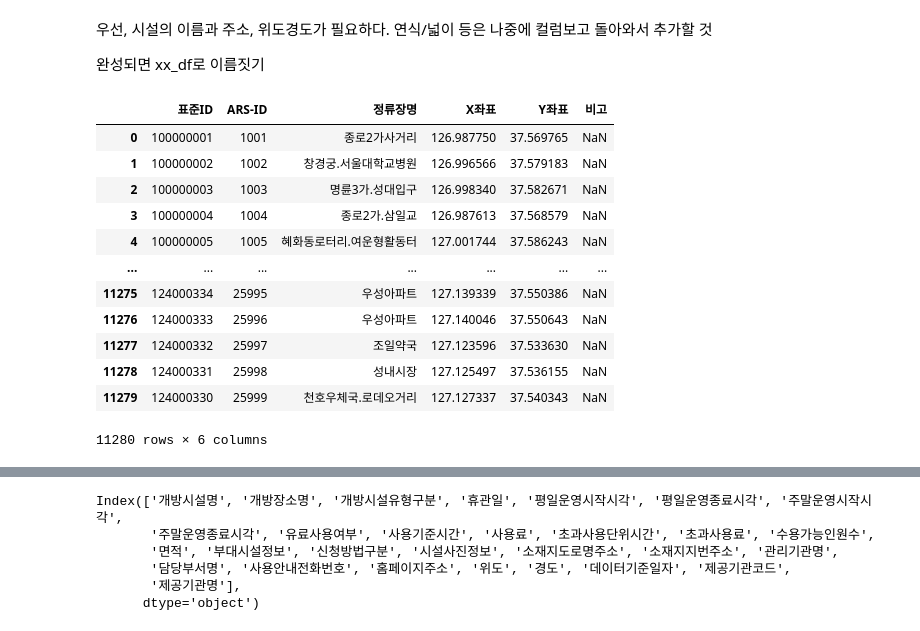
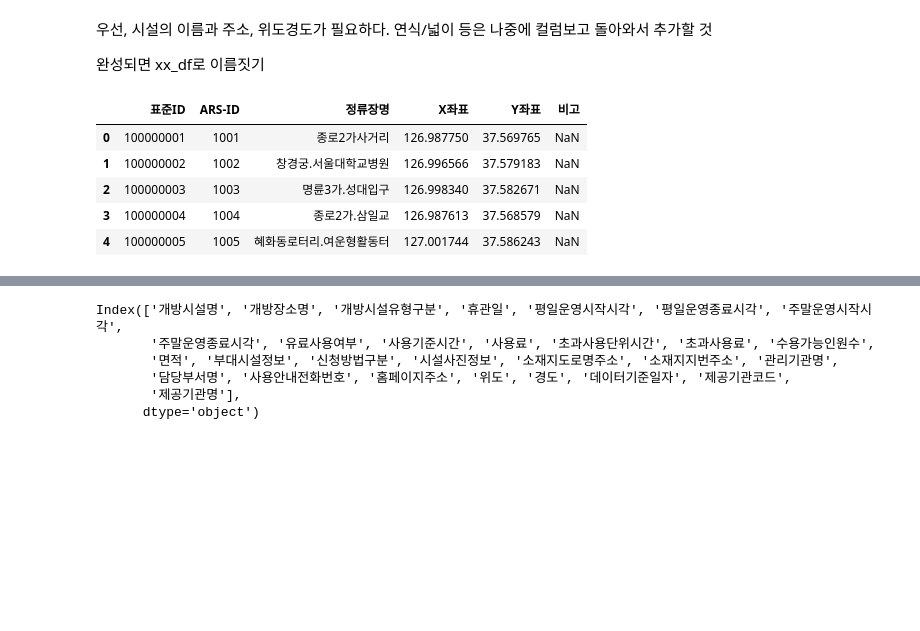
Before and after one commit to gyuholee94/seoul_contest, a Jupyter notebook: Gyuho.ipynb, the cells around one changed output, grey strips where cells are left out. Cells and saved outputs as stored; diff of their text form; code cells hidden in the pictures; blank space fills up the shorter version.

```diff
--- a/Gyuho.ipynb
+++ b/Gyuho.ipynb
@@ -277,19 +277,12 @@ Index(['행정동코드', '시도명', '시군구명', '읍면동명', '법정
 
 완성되면 xx_df로 이름짓기
 # %%
-bus
+bus.head()
 # %% [output]
 |  | 표준ID | ARS-ID | 정류장명 | X좌표 | Y좌표 | 비고 |
 | 0 | 100000001 | 1001 | 종로2가사거리 | 126.987750 | 37.569765 | NaN |
 | 1 | 100000002 | 1002 | 창경궁.서울대학교병원 | 126.996566 | 37.579183 | NaN |
 | 2 | 100000003 | 1003 | 명륜3가.성대입구 | 126.998340 | 37.582671 | NaN |
 | 3 | 100000004 | 1004 | 종로2가.삼일교 | 126.987613 | 37.568579 | NaN |
 | 4 | 100000005 | 1005 | 혜화동로터리.여운형활동터 | 127.001744 | 37.586243 | NaN |
-| ... | ... | ... | ... | ... | ... | ... |
-| 11275 | 124000334 | 25995 | 우성아파트 | 127.139339 | 37.550386 | NaN |
-| 11276 | 124000333 | 25996 | 우성아파트 | 127.140046 | 37.550643 | NaN |
-| 11277 | 124000332 | 25997 | 조일약국 | 127.123596 | 37.533630 | NaN |
-| 11278 | 124000331 | 25998 | 성내시장 | 127.125497 | 37.536155 | NaN |
-| 11279 | 124000330 | 25999 | 천호우체국.로데오거리 | 127.127337 | 37.540343 | NaN |
-11280 rows × 6 columns
 # %%
```
Also changed, not shown: parts of 66 cells of this notebook.
